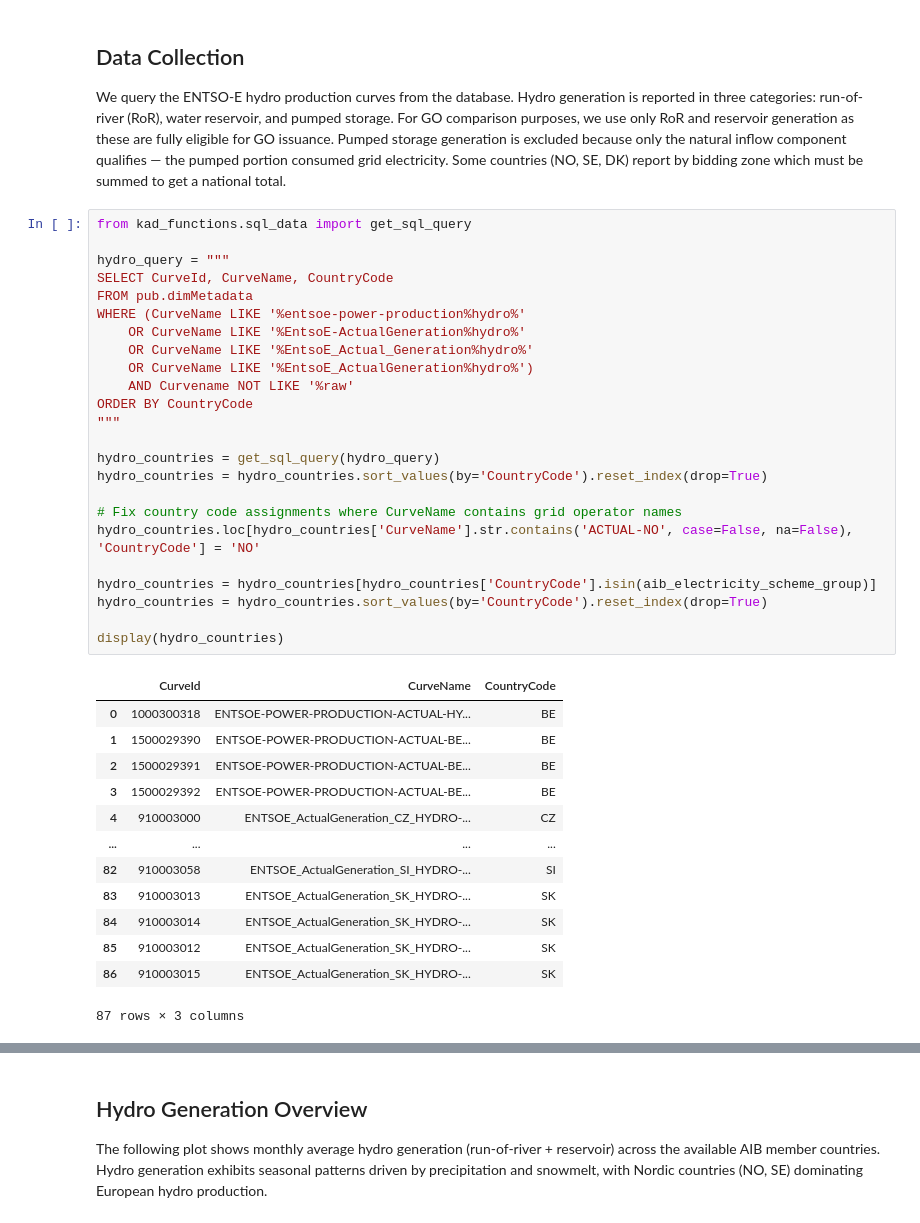
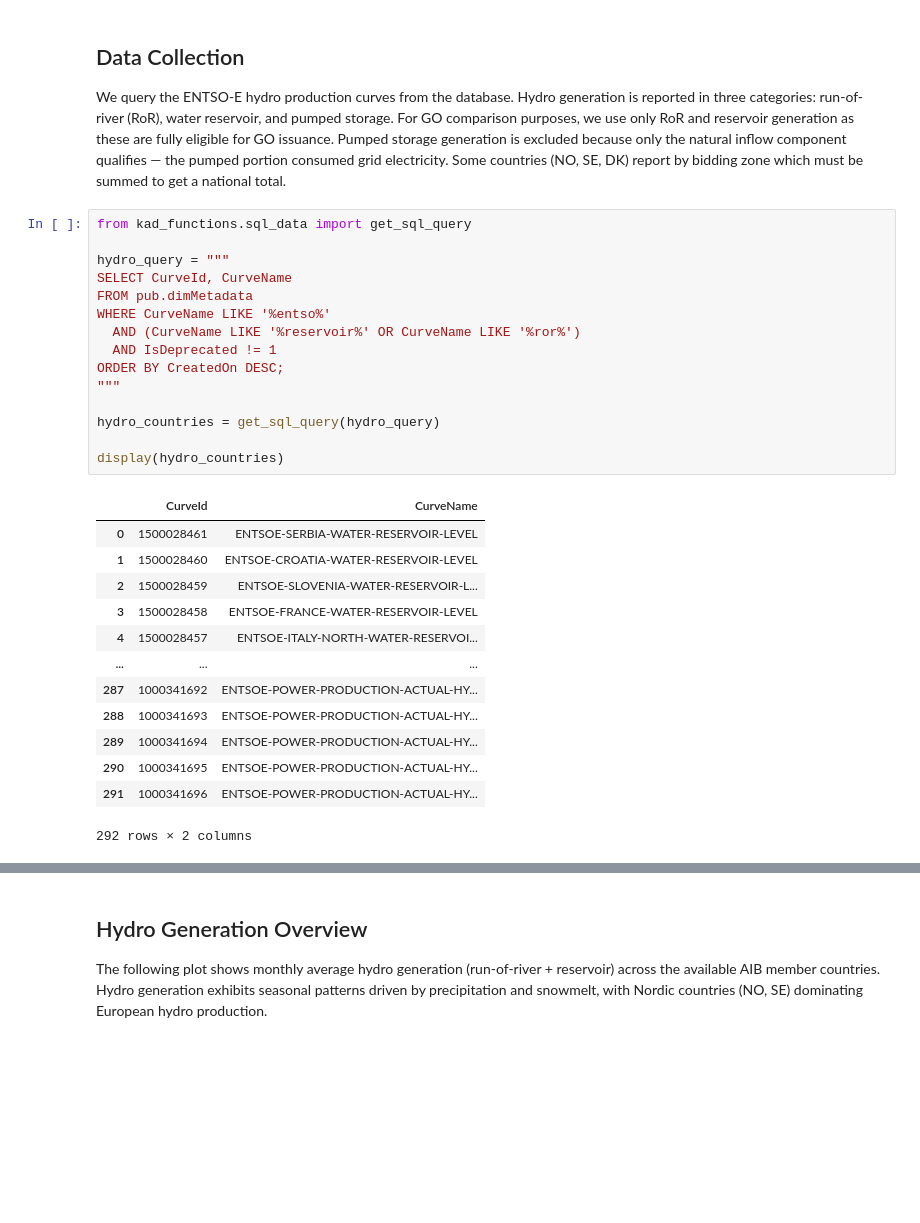
Before and after one commit to kad-incom/GOs, a Jupyter notebook: Hydro_Generation.ipynb, the cells around one changed output, grey strips where cells are left out. Saved outputs shown, nothing was run; the diff lists cells and outputs as text; blank space fills up the shorter version.

```diff
--- a/Hydro_Generation.ipynb
+++ b/Hydro_Generation.ipynb
@@ -25,39 +22,30 @@ We query the ENTSO-E hydro production curves from the database. Hydro generation
 # %%
 from kad_functions.sql_data import get_sql_query
 
 hydro_query = """
-SELECT CurveId, CurveName, CountryCode
+SELECT CurveId, CurveName
 FROM pub.dimMetadata
-WHERE (CurveName LIKE '%entsoe-power-production%hydro%'
-    OR CurveName LIKE '%EntsoE-ActualGeneration%hydro%'
-    OR CurveName LIKE '%EntsoE_Actual_Generation%hydro%'
-    OR CurveName LIKE '%EntsoE_ActualGeneration%hydro%')
-    AND Curvename NOT LIKE '%raw'
-ORDER BY CountryCode
+WHERE CurveName LIKE '%entso%'
+  AND (CurveName LIKE '%reservoir%' OR CurveName LIKE '%ror%')
+  AND IsDeprecated != 1
+ORDER BY CreatedOn DESC;
 """
 
 hydro_countries = get_sql_query(hydro_query)
-hydro_countries = hydro_countries.sort_values(by='CountryCode').reset_index(drop=True)
-
-# Fix country code assignments where CurveName contains grid operator names
-hydro_countries.loc[hydro_countries['CurveName'].str.contains('ACTUAL-NO', case=False, na=False), 'CountryCode'] = 'NO'
-
-hydro_countries = hydro_countries[hydro_countries['CountryCode'].isin(aib_electricity_scheme_group)]
-hydro_countries = hydro_countries.sort_values(by='CountryCode').reset_index(drop=True)
 
 display(hydro_countries)
 # %% [output]
-|  | CurveId | CurveName | CountryCode |
-| 0 | 1000300318 | ENTSOE-POWER-PRODUCTION-ACTUAL-HY... | BE |
-| 1 | 1500029390 | ENTSOE-POWER-PRODUCTION-ACTUAL-BE... | BE |
-| 2 | 1500029391 | ENTSOE-POWER-PRODUCTION-ACTUAL-BE... | BE |
-| 3 | 1500029392 | ENTSOE-POWER-PRODUCTION-ACTUAL-BE... | BE |
-| 4 | 910003000 | ENTSOE_ActualGeneration_CZ_HYDRO-... | CZ |
-| ... | ... | ... | ... |
-| 82 | 910003058 | ENTSOE_ActualGeneration_SI_HYDRO-... | SI |
-| 83 | 910003013 | ENTSOE_ActualGeneration_SK_HYDRO-... | SK |
-| 84 | 910003014 | ENTSOE_ActualGeneration_SK_HYDRO-... | SK |
-| 85 | 910003012 | ENTSOE_ActualGeneration_SK_HYDRO-... | SK |
-| 86 | 910003015 | ENTSOE_ActualGeneration_SK_HYDRO-... | SK |
+|  | CurveId | CurveName |
+| 0 | 1500028461 | ENTSOE-SERBIA-WATER-RESERVOIR-LEVEL |
+| 1 | 1500028460 | ENTSOE-CROATIA-WATER-RESERVOIR-LEVEL |
+| 2 | 1500028459 | ENTSOE-SLOVENIA-WATER-RESERVOIR-L... |
+| 3 | 1500028458 | ENTSOE-FRANCE-WATER-RESERVOIR-LEVEL |
+| 4 | 1500028457 | ENTSOE-ITALY-NORTH-WATER-RESERVOI... |
+| ... | ... | ... |
+| 287 | 1000341692 | ENTSOE-POWER-PRODUCTION-ACTUAL-HY... |
+| 288 | 1000341693 | ENTSOE-POWER-PRODUCTION-ACTUAL-HY... |
+| 289 | 1000341694 | ENTSOE-POWER-PRODUCTION-ACTUAL-HY... |
+| 290 | 1000341695 | ENTSOE-POWER-PRODUCTION-ACTUAL-HY... |
+| 291 | 1000341696 | ENTSOE-POWER-PRODUCTION-ACTUAL-HY... |
-87 rows × 3 columns
+292 rows × 2 columns
 # %%
```
Also changed, not shown: parts of 10 cells of this notebook, 6 other files.
